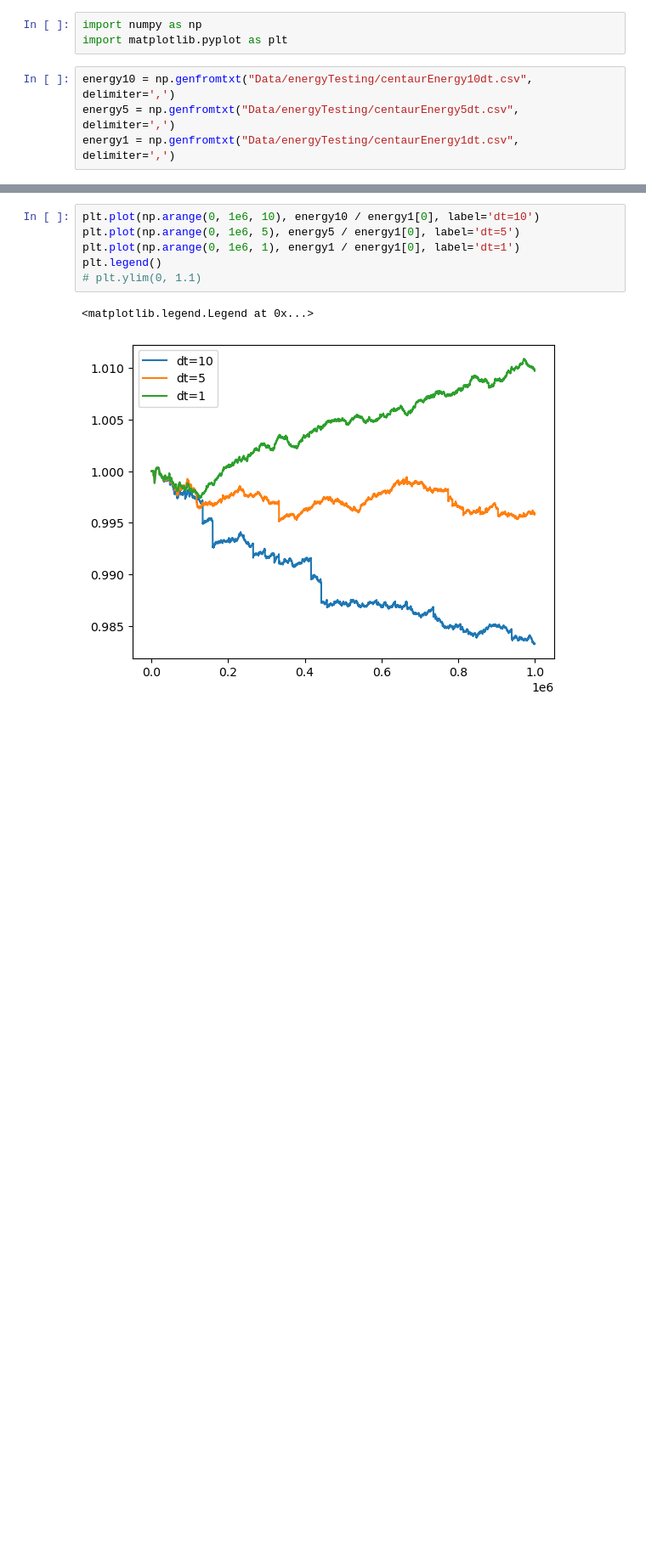
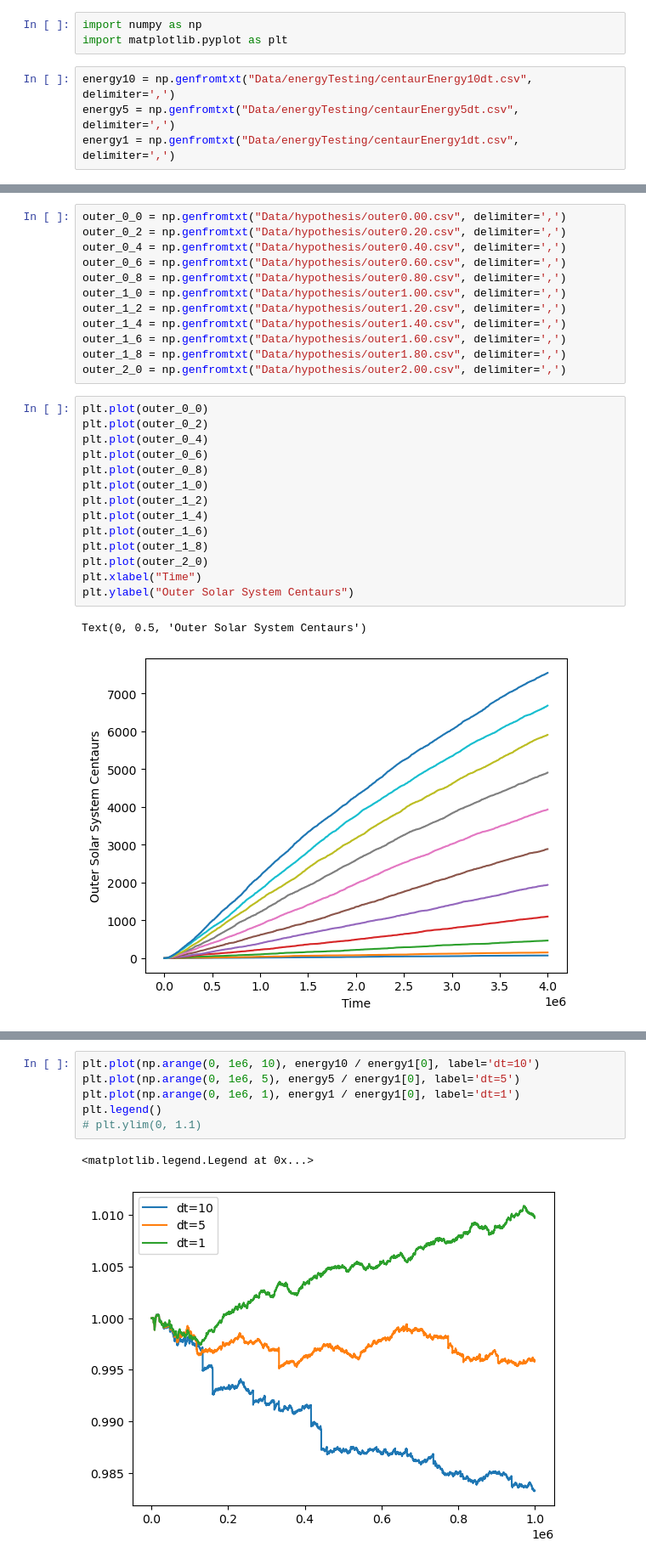
Before and after one commit to ThijsSpoor99/Project-Computational-Science, a Jupyter notebook: hypothesisTesting.ipynb, the cells around one changed output, grey strips where cells are left out. Shown at 85% size. Drawn from its saved outputs; the diff is of its cells as text; blank space fills up the shorter version.

```diff
--- a/hypothesisTesting.ipynb
+++ b/hypothesisTesting.ipynb
@@ -7,0 +37,29 @@ energy1 = np.genfromtxt("Data/energyTesting/centaurEnergy1dt.csv", delimiter=','
+# %%
+outer_0_0 = np.genfromtxt("Data/hypothesis/outer0.00.csv", delimiter=',')
+outer_0_2 = np.genfromtxt("Data/hypothesis/outer0.20.csv", delimiter=',')
+outer_0_4 = np.genfromtxt("Data/hypothesis/outer0.40.csv", delimiter=',')
+outer_0_6 = np.genfromtxt("Data/hypothesis/outer0.60.csv", delimiter=',')
+outer_0_8 = np.genfromtxt("Data/hypothesis/outer0.80.csv", delimiter=',')
+outer_1_0 = np.genfromtxt("Data/hypothesis/outer1.00.csv", delimiter=',')
+outer_1_2 = np.genfromtxt("Data/hypothesis/outer1.20.csv", delimiter=',')
+outer_1_4 = np.genfromtxt("Data/hypothesis/outer1.40.csv", delimiter=',')
+outer_1_6 = np.genfromtxt("Data/hypothesis/outer1.60.csv", delimiter=',')
+outer_1_8 = np.genfromtxt("Data/hypothesis/outer1.80.csv", delimiter=',')
+outer_2_0 = np.genfromtxt("Data/hypothesis/outer2.00.csv", delimiter=',')
+# %%
+plt.plot(outer_0_0)
+plt.plot(outer_0_2)
+plt.plot(outer_0_4)
+plt.plot(outer_0_6)
+plt.plot(outer_0_8)
+plt.plot(outer_1_0)
+plt.plot(outer_1_2)
+plt.plot(outer_1_4)
+plt.plot(outer_1_6)
+plt.plot(outer_1_8)
+plt.plot(outer_2_0)
+plt.xlabel("Time")
+plt.ylabel("Outer Solar System Centaurs")
+# %% [output]
+Text(0, 0.5, 'Outer Solar System Centaurs')
+[figure, added]
```
Also changed, not shown: parts of 4 cells of this notebook, 34 other files.
